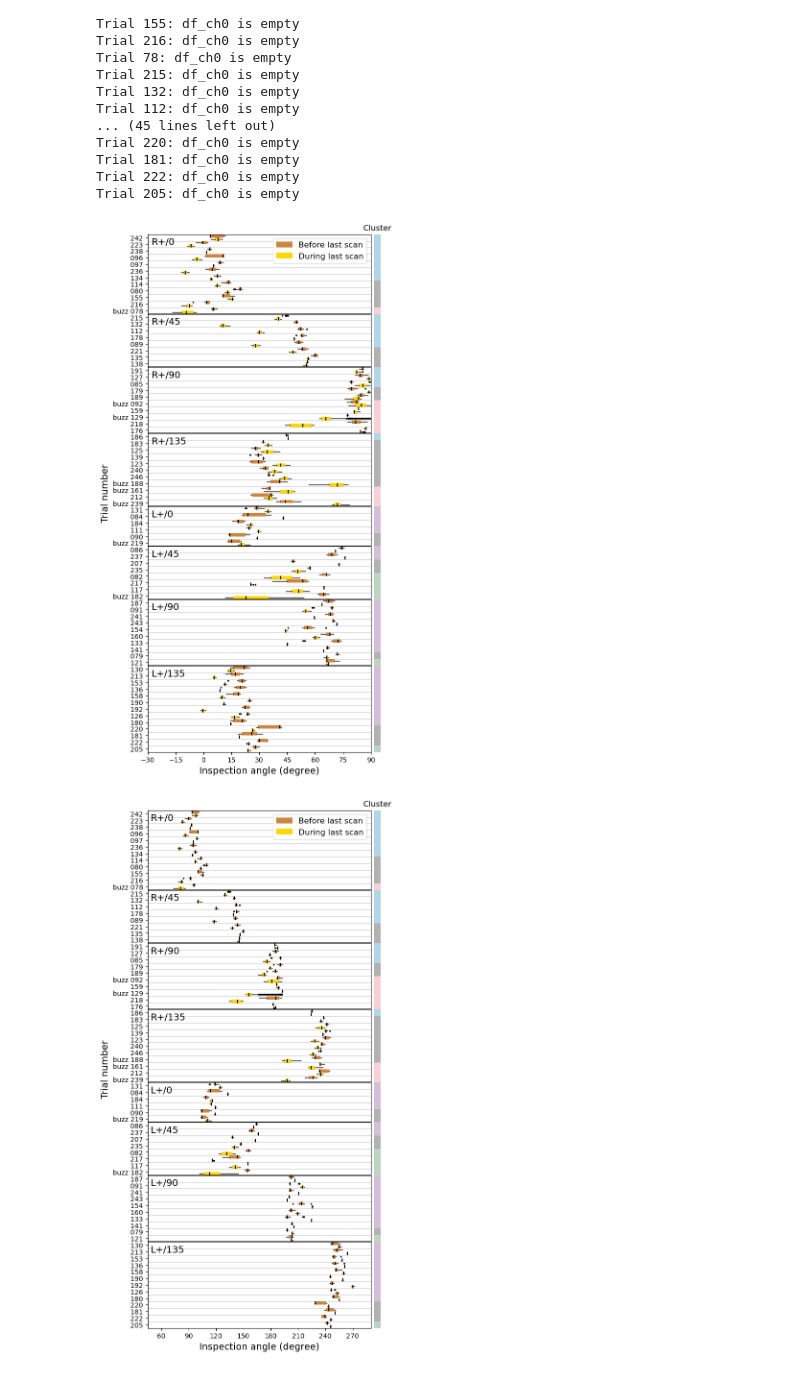
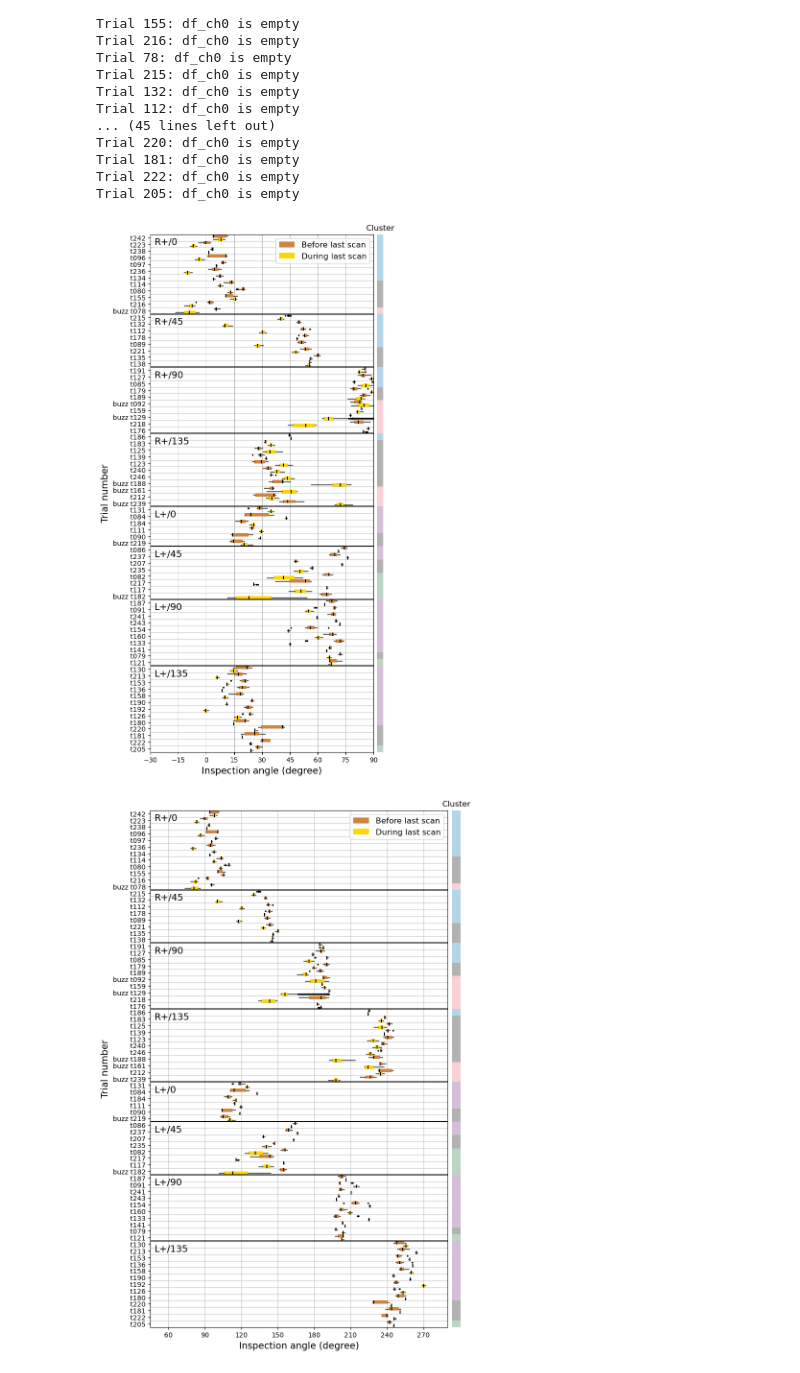
Before and after one commit to leewujung/porpoise_spheroid, a Jupyter notebook: notebooks_misc/20240426_angle-boxplot-AR1.3-cleanup.ipynb, the cells around one changed output. Cells and saved outputs as stored; diff of their text form; code cells hidden in the pictures.

```diff
--- a/notebooks_misc/20240426_angle-boxplot-AR1.3-cleanup.ipynb
+++ b/notebooks_misc/20240426_angle-boxplot-AR1.3-cleanup.ipynb
@@ -197,8 +197,8 @@ CT2: 8
 CT3: 10
 CT4: 13
 # %%
-def plot_iqr(clicks_before, clicks_during, cut_list, flip_xticks):
-    fig, ax = plt.subplots(1, 1, figsize=(6,14))
+def plot_iqr(clicks_before, clicks_during, cut_list, flip_xticks, figsize=(6,14)):
+    fig, ax = plt.subplots(1, 1, figsize=figsize)
     bp_before = plt.boxplot(
         list(clicks_before.values()),
         positions=np.arange(len(clicks_before))-0.25,
@@ -558,7 +558,7 @@ for k in trial_idx_scenario_dict:
             buzz_str = ""
 
         # assemble trial string
-        str_all[trial_idx] = f"{buzz_str} {trial_idx:03d}"
+        str_all[trial_idx] = f"{buzz_str} t{trial_idx:03d}"
 
         # assemble trial IQR string
         iqr_all_before[trial_idx] = iqr(df_ch1_before["enso_angle_flip"], nan_policy="omit")
@@ -595,7 +595,8 @@ ax.set_yticklabels(str_all.values())
 ax.set_yticks(np.arange(len(click_ch1_all_before_flip))-0.5, minor=True)
 ax.tick_params(axis="y", which="minor", left=False)
 ax.tick_params(axis="x", which="major", left=False)
-ax.grid(which="minor", alpha=0.75)
+ax.grid(axis="y", which="minor", alpha=0.75)
+ax.grid(axis="x", which="major", alpha=0.75)
 ax.set_ylim(-0.5, 77.5)
 ax.invert_yaxis()
 
@@ -624,13 +625,14 @@ ax_add.set_title("Cluster", fontsize=12)
 
 plt.show()
 # %% [output]
-[figure, old version]
+[figure, new version]
 # %%
 fig, ax = plot_iqr(
     clicks_before=click_ch1_all_before,
     clicks_during=click_ch1_all_during,
     cut_list=scenario_cut,
     flip_xticks=False,
+    figsize=(8, 14)
 )
 
 # Handling ticks and grid lines
@@ -639,35 +641,36 @@ ax.set_yticklabels(str_all.values())
 ax.set_yticks(np.arange(len(click_ch1_all_before))-0.5, minor=True)
 ax.tick_params(axis="y", which="minor", left=False)
 ax.tick_params(axis="x", which="major", left=False)
-ax.grid(which="minor", alpha=0.75)
+ax.grid(axis="y", which="minor", alpha=0.75)
+ax.grid(axis="x", which="major", alpha=0.75)
 ax.set_ylim(-0.5, 77.5)
 ax.invert_yaxis()
 
 # Add color code for vertical axis
 ax_pos = ax.get_position()
 ax_add = fig.add_axes([ax_pos.x0+ax_pos.width+0.01, ax_pos.y0, 0.025, ax_pos.height])
 ax_add.set_xticks([])
 ax_add.set_yticks([])
 for h, b, c in zip(idx_height, idx_bottom[:-1], color_accum):
     ax_add.bar(0, height=h, bottom=b-0.5, color=c, alpha=0.3)
 ax_add.set_ylim(-0.5, 77.5)
 ax_add.invert_yaxis()
 ax_add.axis("off")
 
 # Label large y sections
 x_offset = 48
 # y_offset_all = [6, 16, 24, 35.5, 44, 51, 60, 71.5]
 y_offset_all = [0, 12, 20, 30, 41, 47, 55, 65]
 for y_offset, c_name in zip(y_offset_all, TARGET_ANGLE_STR_NEW):
     ax.text(x_offset, y_offset, c_name, fontsize=14,
             ha="left", va="top")
 
 ax.set_xlim(45, 290)
 
 ax.set_xlabel("Inspection angle (degree)", fontsize=14)
 ax.set_ylabel("Trial number", fontsize=14)
 ax_add.set_title("Cluster", fontsize=12)
 
 plt.show()
 # %% [output]
-[figure, old version]
+[figure, new version]
```
